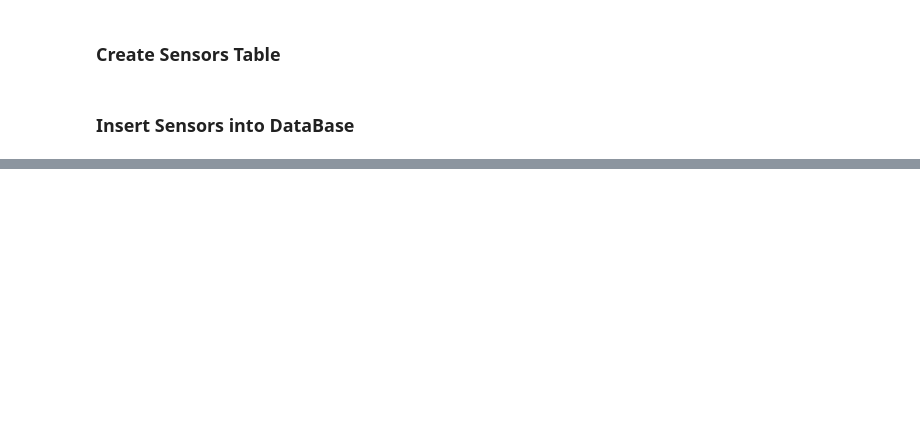
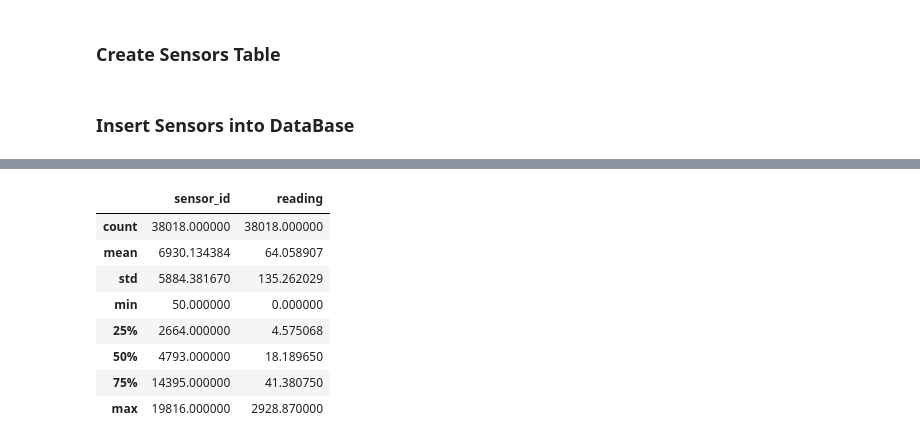
Before and after one commit to lukaszKielar/Home-Air-Quality-Station, a Jupyter notebook: python/GIOS_readings.ipynb, the cells around one changed output, grey strips where cells are left out. Drawn from its saved outputs; the diff is of its cells as text; code cells hidden in the pictures; blank space fills up the shorter version.

```diff
--- a/python/GIOS_readings.ipynb
+++ b/python/GIOS_readings.ipynb
@@ -341,0 +458,5 @@ for station in stations:
+# %%
+sql = "SELECT * FROM public.readings"
+
+readings_df = pd.read_sql_query(sql,con=conn)
+readings_df.head()
@@ -341,0 +470,12 @@ for station in stations:
+# %%
+readings_df.describe()
+# %% [output]
+|  | sensor_id | reading |
+| count | 38018.000000 | 38018.000000 |
+| mean | 6930.134384 | 64.058907 |
+| std | 5884.381670 | 135.262029 |
+| min | 50.000000 | 0.000000 |
+| 25% | 2664.000000 | 4.575068 |
+| 50% | 4793.000000 | 18.189650 |
+| 75% | 14395.000000 | 41.380750 |
+| max | 19816.000000 | 2928.870000 |
```
Also changed, not shown: parts of 36 cells of this notebook.
